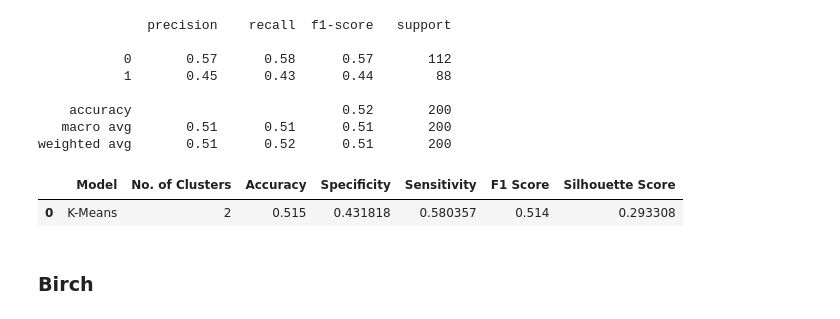
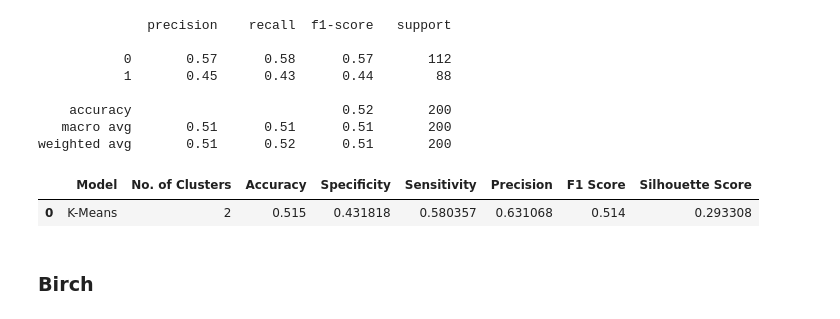
Before and after one commit to abphilip-vit/College7, a Jupyter notebook: T4/T4.ipynb, the cells around one changed output. Cells and saved outputs as stored; diff of their text form; code cells hidden in the pictures.

```diff
--- a/T4/T4.ipynb
+++ b/T4/T4.ipynb
@@ -665,16 +665,17 @@ weighted avg       0.51      0.52      0.51       200
 # %%
 allen16 = pd.DataFrame({
         'Model':'K-Means',
         'No. of Clusters':["2"],
         'Accuracy':[(c1[0,0]+c1[1,1])/sum(sum(c1))],
         'Specificity':[c1[1,1]/(c1[1,0]+c1[1,1])],
         'Sensitivity':[c1[0,0]/(c1[0,0]+c1[0,1])],
+        'Precision':[c1[0,0]/(c1[0,0]+c1[1,1])],
         'F1 Score':[f1_score(allen6['Gender'],allen6['Cluster'],average='weighted')],
         'Silhouette Score':[silhouette_score(allen.drop(['CustomerID', 'Gender'],axis=1), model6.fit_predict(allen.drop(['CustomerID', 'Gender'], axis=1)))]})
 allen16.head()
 # %% [output]
-|  | Model | No. of Clusters | Accuracy | Specificity | Sensitivity | F1 Score | Silhouette Score |
-| 0 | K-Means | 2 | 0.515 | 0.431818 | 0.580357 | 0.514 | 0.293308 |
+|  | Model | No. of Clusters | Accuracy | Specificity | Sensitivity | Precision | F1 Score | Silhouette Score |
+| 0 | K-Means | 2 | 0.515 | 0.431818 | 0.580357 | 0.631068 | 0.514 | 0.293308 |
 # %% [markdown]
 ### Birch
 # %%
```
Also changed, not shown: parts of 4 cells of this notebook.
